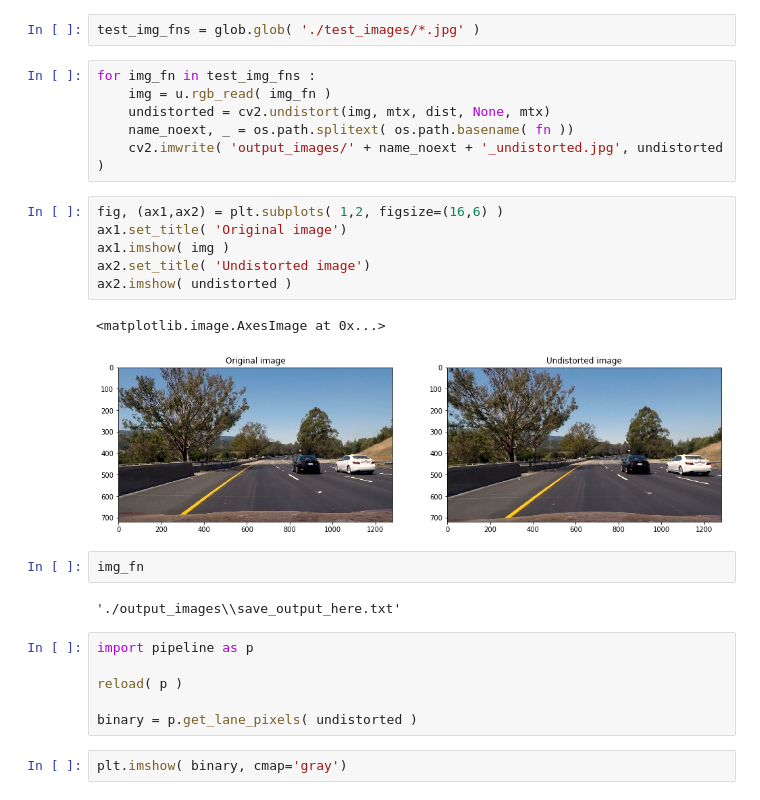
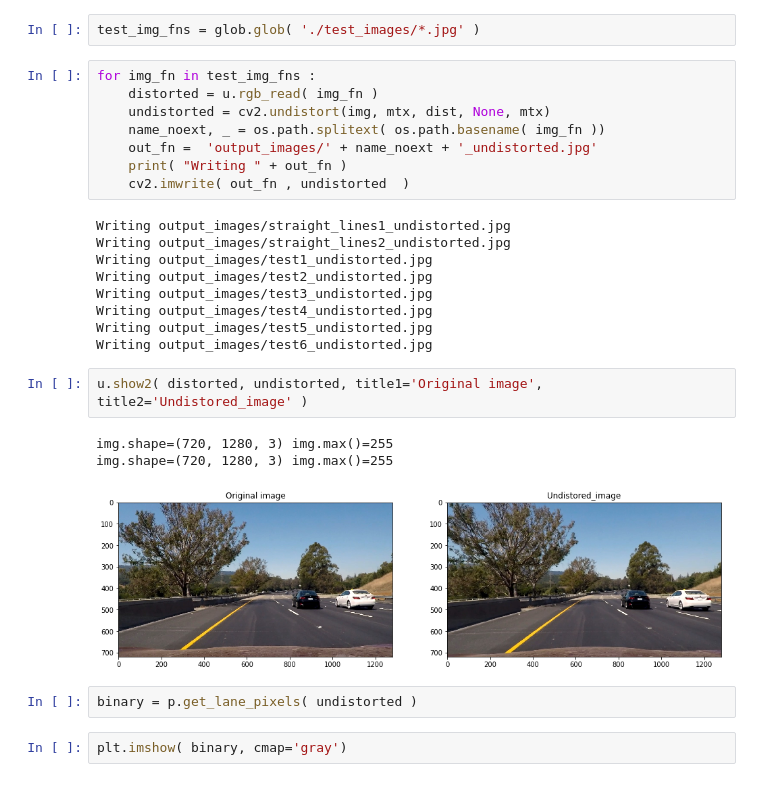
Before and after one commit to cuckookernel/CarND-Adv-Lane, a Jupyter notebook: Advanced Lane Finding.ipynb, the cells around one changed output. Drawn from its saved outputs; the diff is of its cells as text.

```diff
--- a/Advanced Lane Finding.ipynb
+++ b/Advanced Lane Finding.ipynb
@@ -74,29 +75,29 @@ ax2.imshow( undistorted )
 test_img_fns = glob.glob( './test_images/*.jpg' )
 # %%
 for img_fn in test_img_fns :
-    img = u.rgb_read( img_fn )
+    distorted = u.rgb_read( img_fn )
     undistorted = cv2.undistort(img, mtx, dist, None, mtx)
-    name_noext, _ = os.path.splitext( os.path.basename( fn ))
-    cv2.imwrite( 'output_images/' + name_noext + '_undistorted.jpg', undistorted  )
+    name_noext, _ = os.path.splitext( os.path.basename( img_fn ))
+    out_fn =  'output_images/' + name_noext + '_undistorted.jpg'
+    print( "Writing " + out_fn )
+    cv2.imwrite( out_fn , undistorted  )
+# %% [output]
+Writing output_images/straight_lines1_undistorted.jpg
+Writing output_images/straight_lines2_undistorted.jpg
+Writing output_images/test1_undistorted.jpg
+Writing output_images/test2_undistorted.jpg
+Writing output_images/test3_undistorted.jpg
+Writing output_images/test4_undistorted.jpg
+Writing output_images/test5_undistorted.jpg
+Writing output_images/test6_undistorted.jpg
-# %%
-fig, (ax1,ax2) = plt.subplots( 1,2, figsize=(16,6) )
-ax1.set_title( 'Original image')
-ax1.imshow( img )
-ax2.set_title( 'Undistorted image')
-ax2.imshow( undistorted )
-# %% [output]
-<matplotlib.image.AxesImage at 0x...>
-[figure, removed]
-# %%
-img_fn
-# %% [output]
-'./output_images\\save_output_here.txt'
-# %%
-import pipeline as p
-
-reload( p )
-
-binary = p.get_lane_pixels( undistorted )
+# %%
+u.show2( distorted, undistorted, title1='Original image', title2='Undistored_image' )
+# %% [output]
+img.shape=(720, 1280, 3) img.max()=255
+img.shape=(720, 1280, 3) img.max()=255
+[figure, added]
+# %%
+binary = p.get_lane_pixels( undistorted )
 # %%
 plt.imshow( binary, cmap='gray')
 # %% [output]
```
Also changed, not shown: parts of 18 cells of this notebook, 12 other files.
